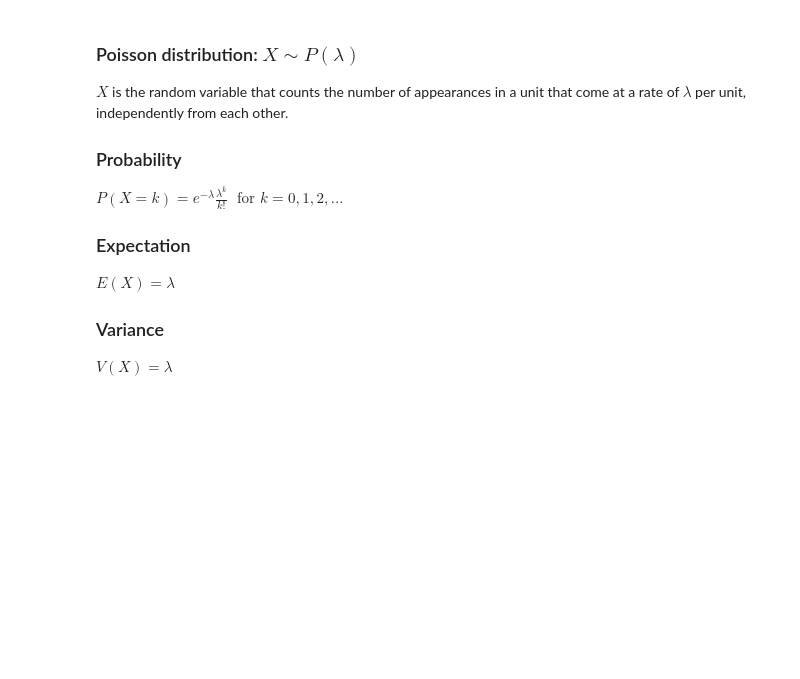
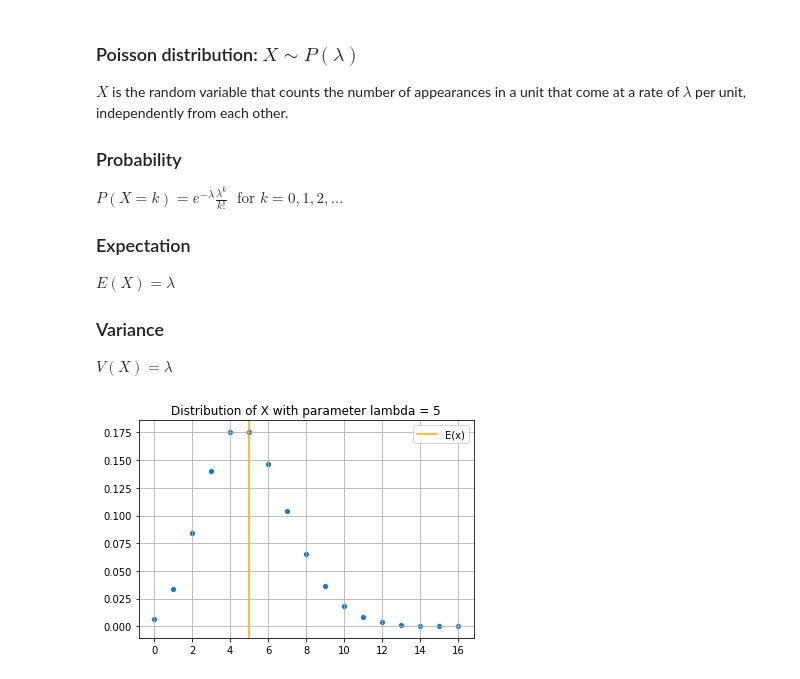
Before and after one commit to eytanohana/Data-Science-and-Statistics, a Jupyter notebook: Distributions.ipynb, the cells around one changed output. Cells and saved outputs as stored; diff of their text form; code cells hidden in the pictures; blank space fills up the shorter version.

```diff
--- a/Distributions.ipynb
+++ b/Distributions.ipynb
@@ -251,4 +334,13 @@ $E(X) = \lambda$
 $V(X) = \lambda$
 # %%
 from scipy.stats import poisson
+# %%
+lam = 5
+
+k = np.arange(17)
+
+title = f"Distribution of X with parameter lambda = {lam}"
+plot_dist(k, poisson(lam,), title)
+# %% [output]
+[figure, added]
 # %%
```
Also changed, not shown: parts of 11 cells of this notebook.
